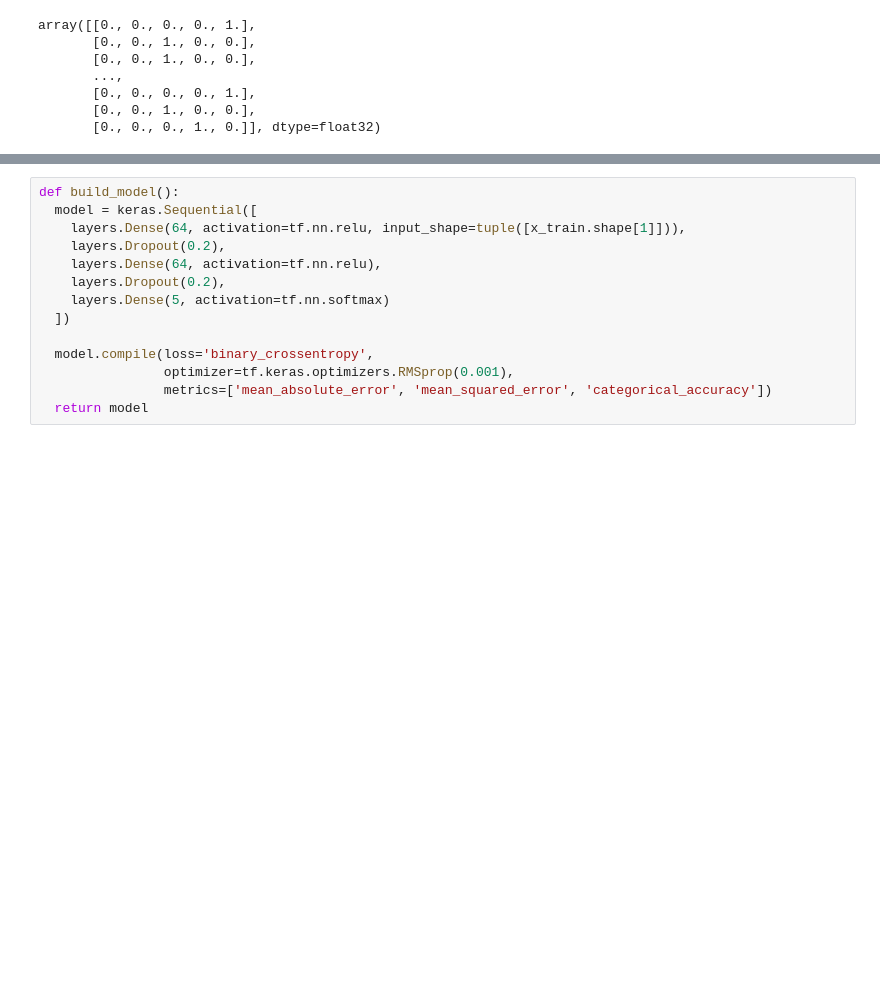
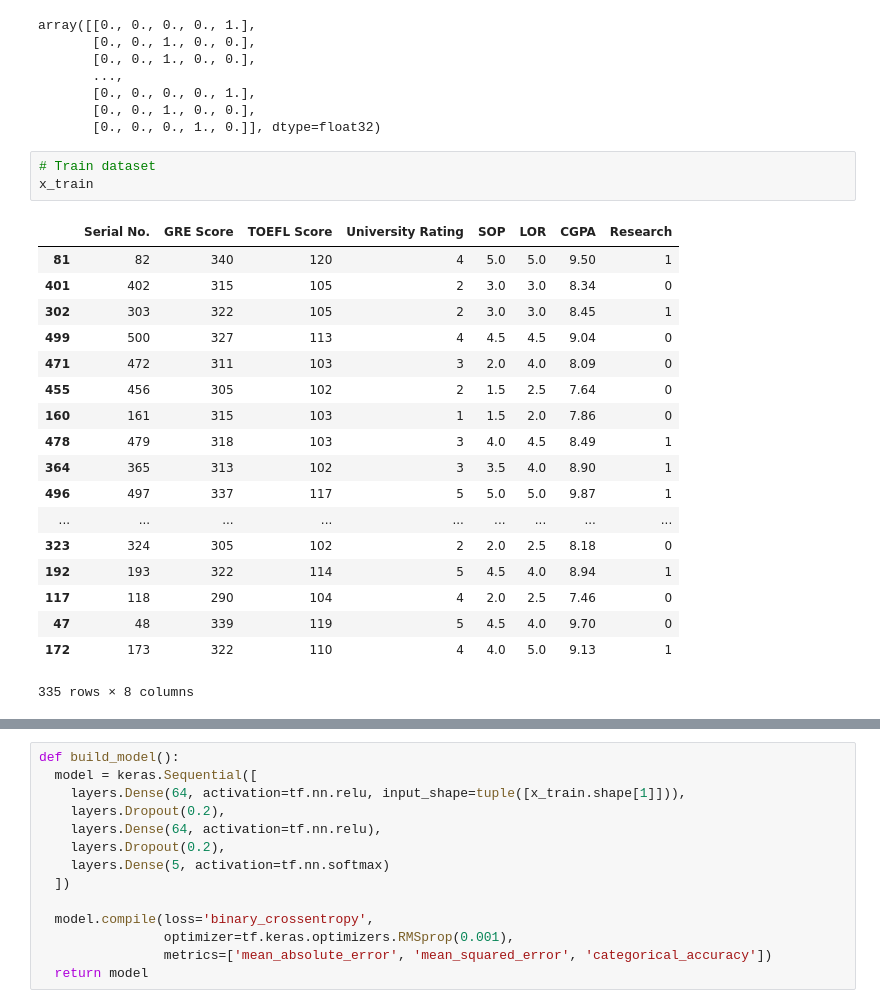
Before and after one commit to aibarbetta/admission-predict, a Jupyter notebook: Clasificacion.ipynb, the cells around one changed output, grey strips where cells are left out. Saved outputs shown, nothing was run; the diff lists cells and outputs as text; blank space fills up the shorter version.

Commit message:
Print test and train datasets

```diff
--- a/Clasificacion.ipynb
+++ b/Clasificacion.ipynb
@@ -58,3 +58,25 @@ array([[0., 0., 0., 0., 1.],
        [0., 0., 0., 0., 1.],
        [0., 0., 1., 0., 0.],
        [0., 0., 0., 1., 0.]], dtype=float32)
+# %%
+# Train dataset
+x_train
+# %% [output]
+|  | Serial No. | GRE Score | TOEFL Score | University Rating | SOP | LOR | CGPA | Research |
+| 81 | 82 | 340 | 120 | 4 | 5.0 | 5.0 | 9.50 | 1 |
+| 401 | 402 | 315 | 105 | 2 | 3.0 | 3.0 | 8.34 | 0 |
+| 302 | 303 | 322 | 105 | 2 | 3.0 | 3.0 | 8.45 | 1 |
+| 499 | 500 | 327 | 113 | 4 | 4.5 | 4.5 | 9.04 | 0 |
+| 471 | 472 | 311 | 103 | 3 | 2.0 | 4.0 | 8.09 | 0 |
+| 455 | 456 | 305 | 102 | 2 | 1.5 | 2.5 | 7.64 | 0 |
+| 160 | 161 | 315 | 103 | 1 | 1.5 | 2.0 | 7.86 | 0 |
+| 478 | 479 | 318 | 103 | 3 | 4.0 | 4.5 | 8.49 | 1 |
+| 364 | 365 | 313 | 102 | 3 | 3.5 | 4.0 | 8.90 | 1 |
+| 496 | 497 | 337 | 117 | 5 | 5.0 | 5.0 | 9.87 | 1 |
+| ... | ... | ... | ... | ... | ... | ... | ... | ... |
+| 323 | 324 | 305 | 102 | 2 | 2.0 | 2.5 | 8.18 | 0 |
+| 192 | 193 | 322 | 114 | 5 | 4.5 | 4.0 | 8.94 | 1 |
+| 117 | 118 | 290 | 104 | 4 | 2.0 | 2.5 | 7.46 | 0 |
+| 47 | 48 | 339 | 119 | 5 | 4.5 | 4.0 | 9.70 | 0 |
+| 172 | 173 | 322 | 110 | 4 | 4.0 | 5.0 | 9.13 | 1 |
+335 rows × 8 columns
```
Also changed, not shown: parts of 7 cells of this notebook.
